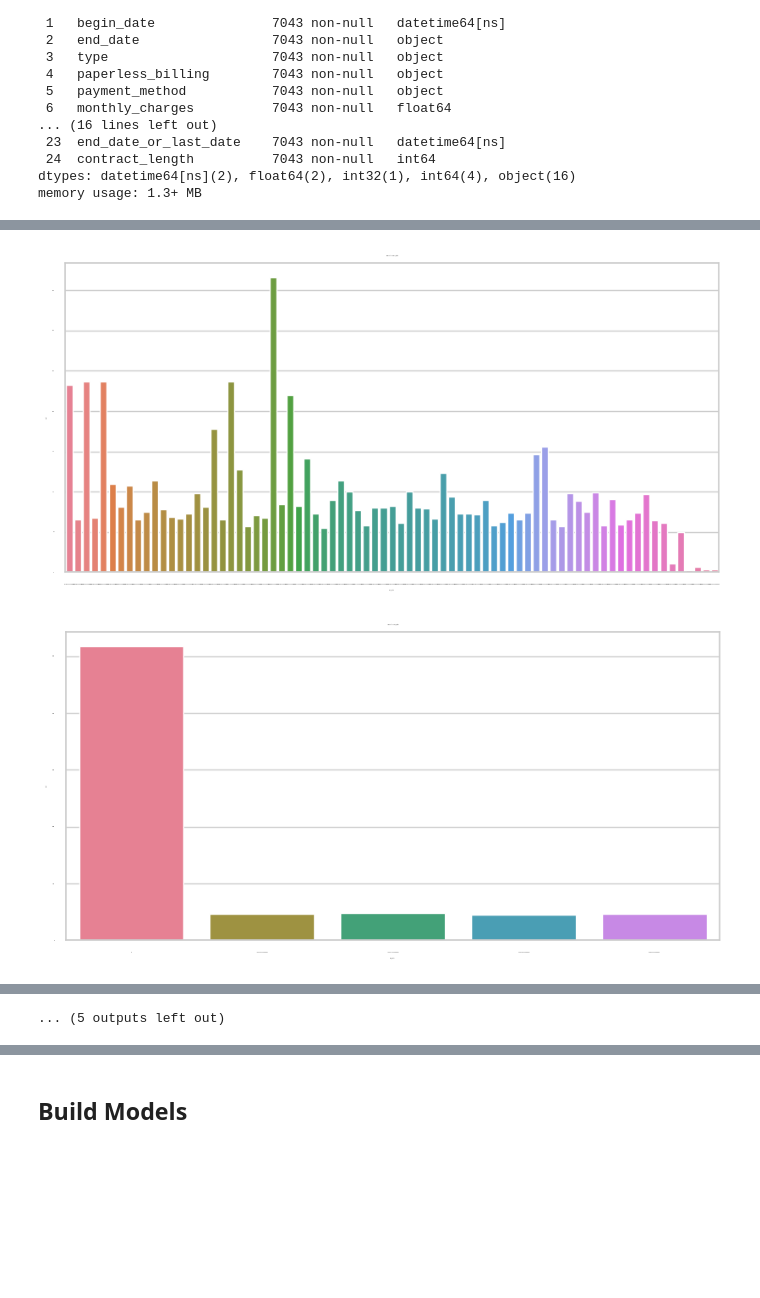
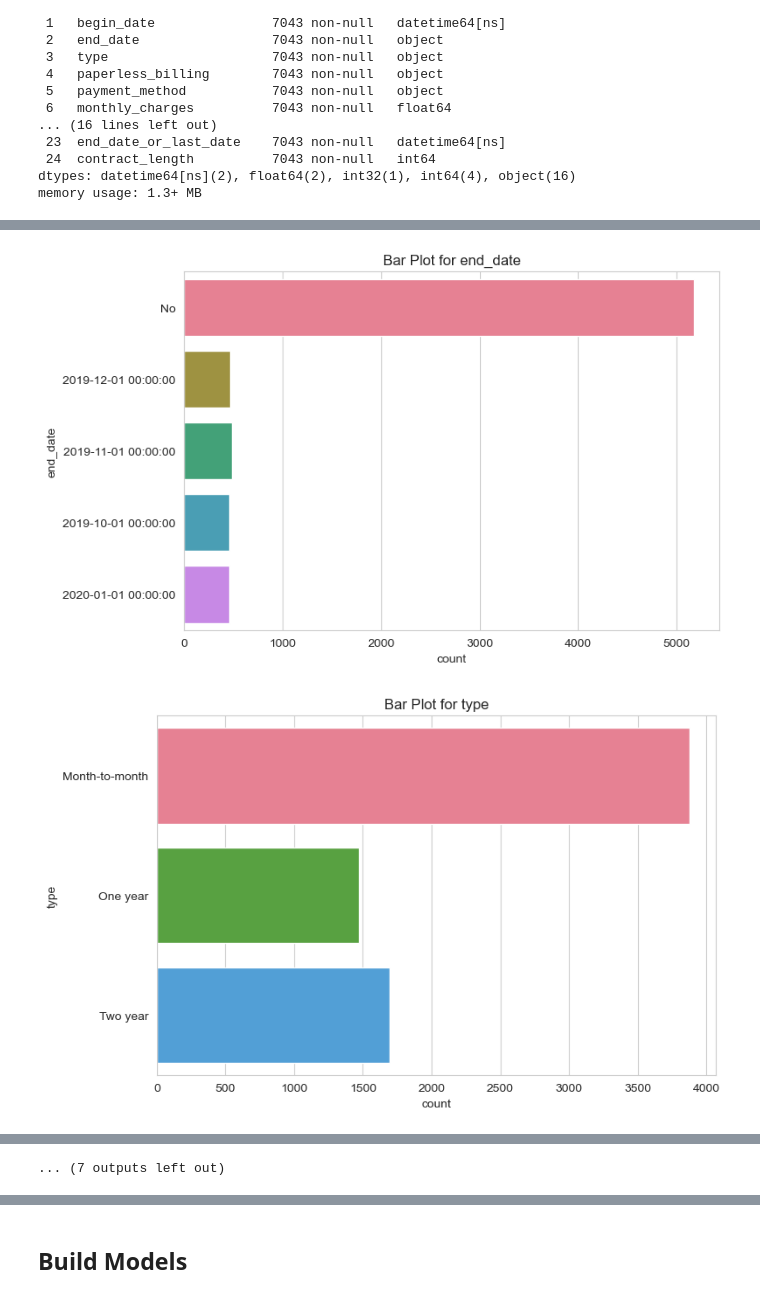
Before and after one commit to kellyshreeve/final-project, a Jupyter notebook: project-code.ipynb, the cells around one changed output, grey strips where cells are left out. Cells and saved outputs as stored; diff of their text form; code cells hidden in the pictures; blank space fills up the shorter version.

```diff
--- a/project-code.ipynb
+++ b/project-code.ipynb
@@ -581,8 +581,8 @@ None
 ### Merge Data Frames
 # %%
 merged_df = contract_df.merge(personal_df, how='outer')
-merged_df = combined_df.merge(internet_df, how='outer')
-merged_df = combined_df.merge(phone_df, how='outer')
+merged_df = merged_df.merge(internet_df, how='outer')
+merged_df = merged_df.merge(phone_df, how='outer')
 
 print(merged_df.info())
 merged_df.head()
@@ -767,6 +765,6 @@ memory usage: 1.3+ MB
 # %%
-categorical_columns = merged_df.select_dtypes(include=['object', 'datetime'])
-categorical_columns = categorical_columns.drop('customer_id', axis=1)
+categorical_columns = merged_df.drop(['customer_id', 'begin_date', 'monthly_charges', 'total_charges',
+                                      'contract_length', 'end_date_or_last_date'], axis=1)
 
 display(categorical_columns.head())
 # %% [output]
@@ -779,10 +777,10 @@ display(categorical_columns.head())
 # %%
 for column in categorical_columns.columns:
-    fig, ax = plt.subplots(figsize=(8, 4))
-    count_plot = sns.countplot(merged_df, x=column, palette='husl', ax=ax)
+    fig, ax = plt.subplots(figsize=(8, 5))
+    count_plot = sns.countplot(merged_df, y=column, palette='husl', ax=ax)
     plt.title(f'Bar Plot for {column}')
     plt.tight_layout()
     plt.show()
 # %% [output]
-[figure, old version]
+[figure, new version]
-[figure, old version]
+[figure, new version]
@@ -799 +797 @@ for column in categorical_columns.columns:
-... (5 outputs left out)
+... (7 outputs left out)
```
Also changed, not shown: parts of 16 cells of this notebook.
